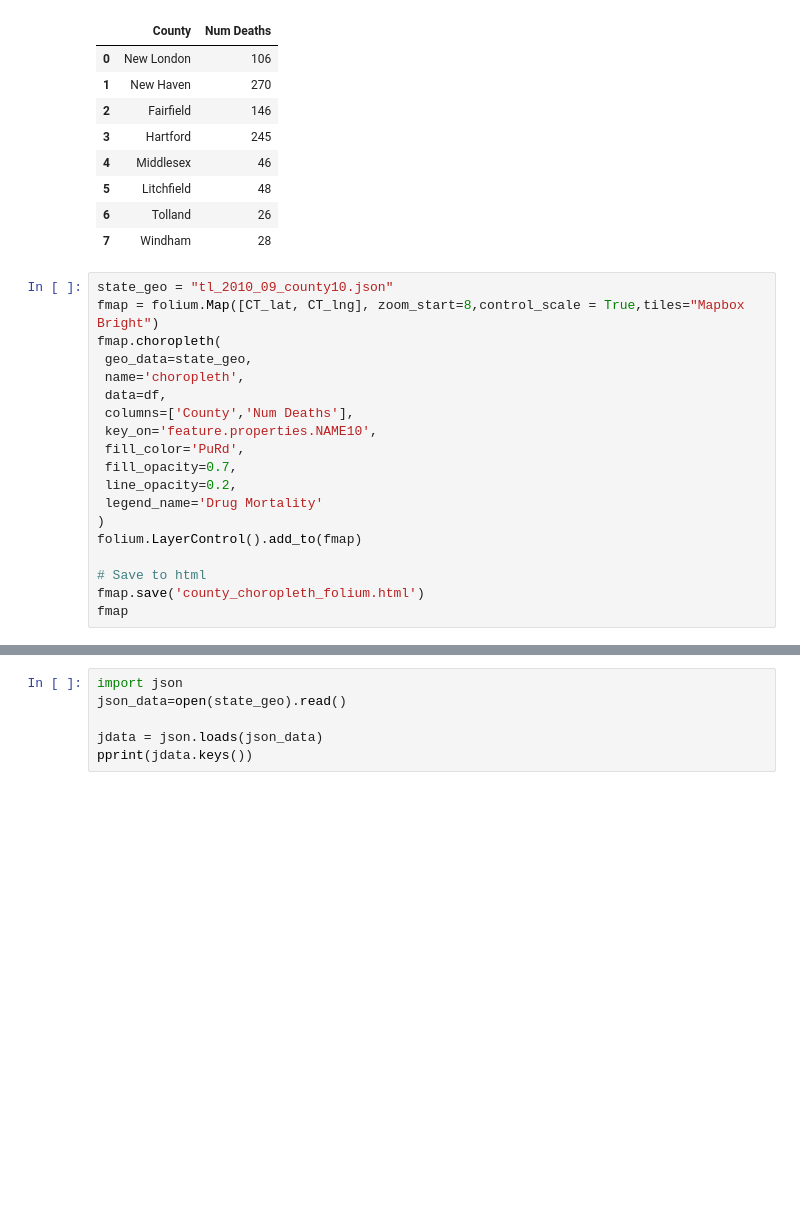
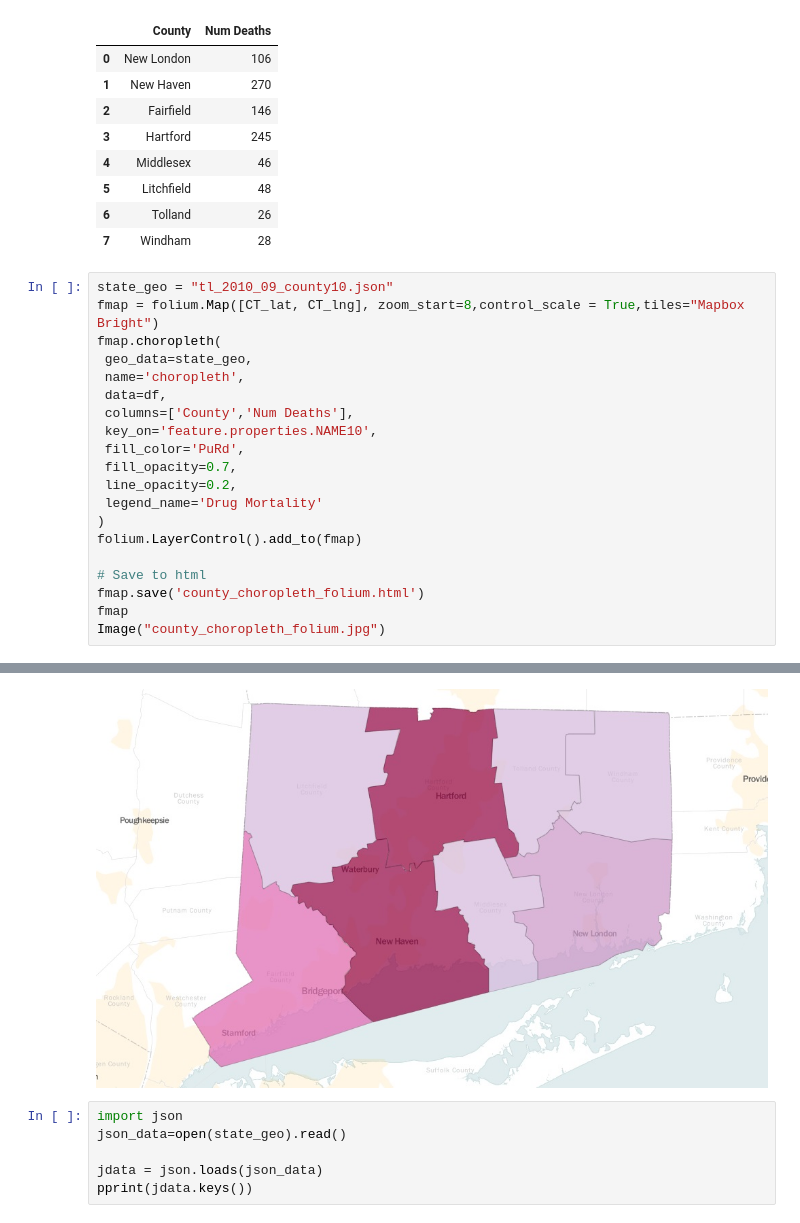
Before and after one commit to yayunl/DataViz-Project1, a Jupyter notebook: county_heatmap.ipynb, the cells around one changed output, grey strips where cells are left out. Cells and saved outputs as stored; diff of their text form; blank space fills up the shorter version.

Commit message:
Added Choropleth Map on Out[30]

```diff
--- a/county_heatmap.ipynb
+++ b/county_heatmap.ipynb
@@ -227,4 +229,5 @@ folium.LayerControl().add_to(fmap)
 # Save to html
 fmap.save('county_choropleth_folium.html')
 fmap
+Image("county_choropleth_folium.jpg")
 # %% [output]
@@ -232,3 +234,4 @@ fmap
+[figure, added]
 # %%
 import json
 json_data=open(state_geo).read()
```
Also changed, not shown: parts of 2 cells of this notebook.
